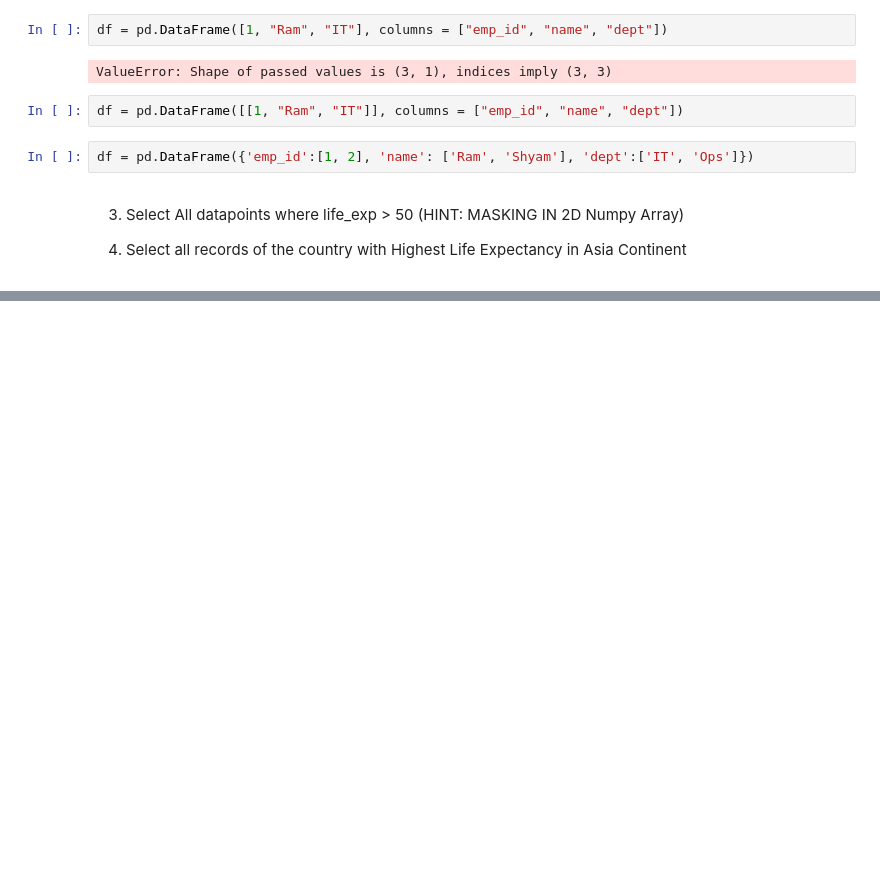
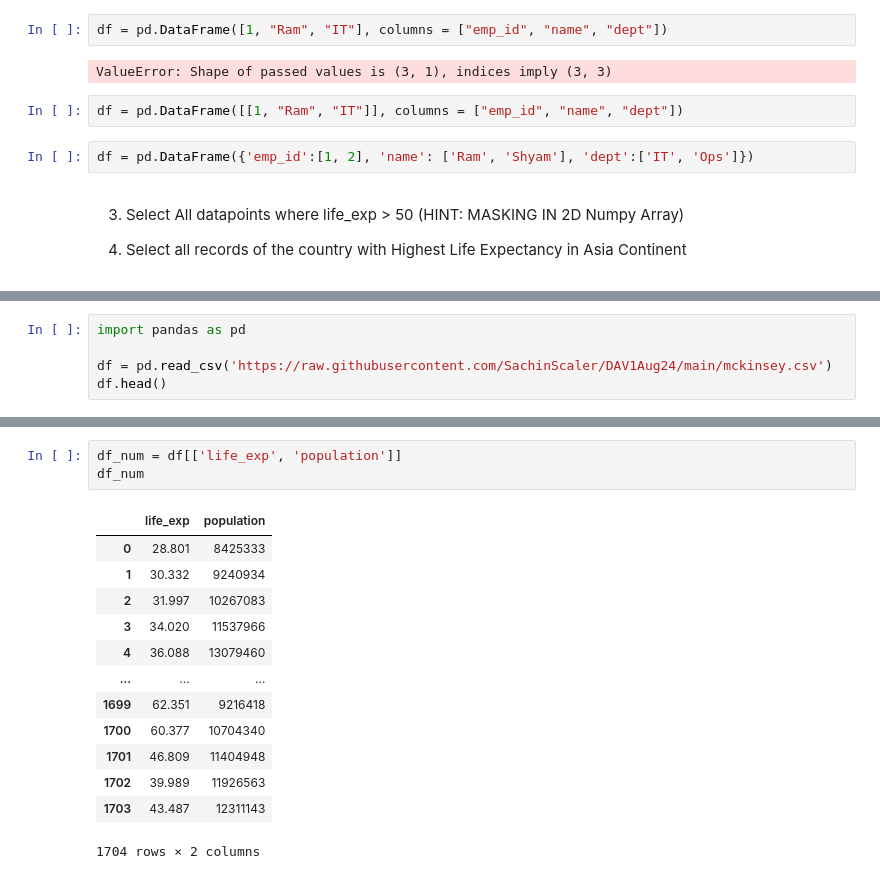
Before and after one commit to SachinScaler/DAV1Aug24, a Jupyter notebook: Pandas_2|Lecture.ipynb, the cells around one changed output, grey strips where cells are left out. Drawn from its saved outputs; the diff is of its cells as text; blank space fills up the shorter version.

```diff
--- a/Pandas_2|Lecture.ipynb
+++ b/Pandas_2|Lecture.ipynb
@@ -719,0 +723,5 @@ df = pd.DataFrame({'emp_id':[1, 2], 'name': ['Ram', 'Shyam'], 'dept':['IT', 'Ops
+# %%
+import pandas as pd
+
+df = pd.read_csv('https://raw.githubusercontent.com/SachinScaler/DAV1Aug24/main/mckinsey.csv')
+df.head()
@@ -719,0 +735,17 @@ df = pd.DataFrame({'emp_id':[1, 2], 'name': ['Ram', 'Shyam'], 'dept':['IT', 'Ops
+# %%
+df_num = df[['life_exp', 'population']]
+df_num
+# %% [output]
+|  | life_exp | population |
+| 0 | 28.801 | 8425333 |
+| 1 | 30.332 | 9240934 |
+| 2 | 31.997 | 10267083 |
+| 3 | 34.020 | 11537966 |
+| 4 | 36.088 | 13079460 |
+| ... | ... | ... |
+| 1699 | 62.351 | 9216418 |
+| 1700 | 60.377 | 10704340 |
+| 1701 | 46.809 | 11404948 |
+| 1702 | 39.989 | 11926563 |
+| 1703 | 43.487 | 12311143 |
+1704 rows × 2 columns
```
Also changed, not shown: parts of 5 cells of this notebook.
